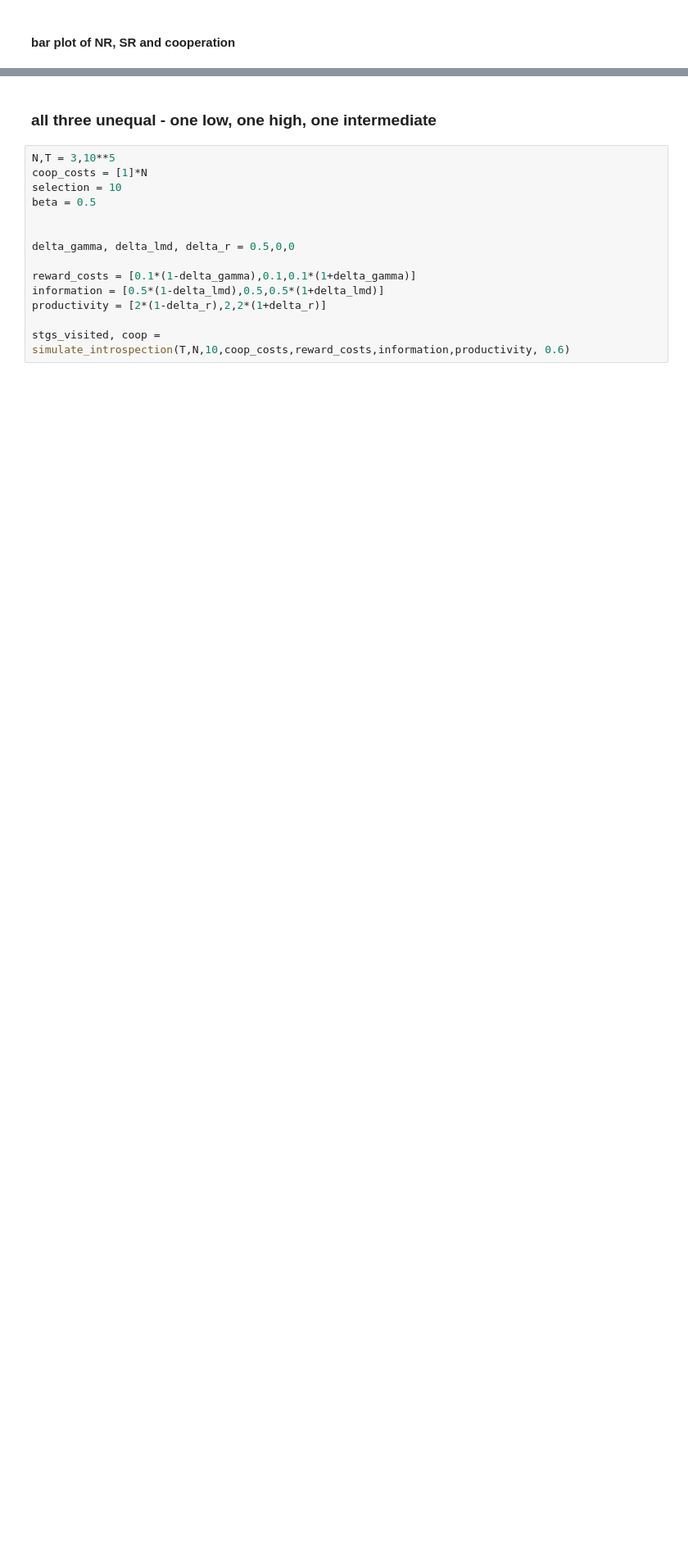
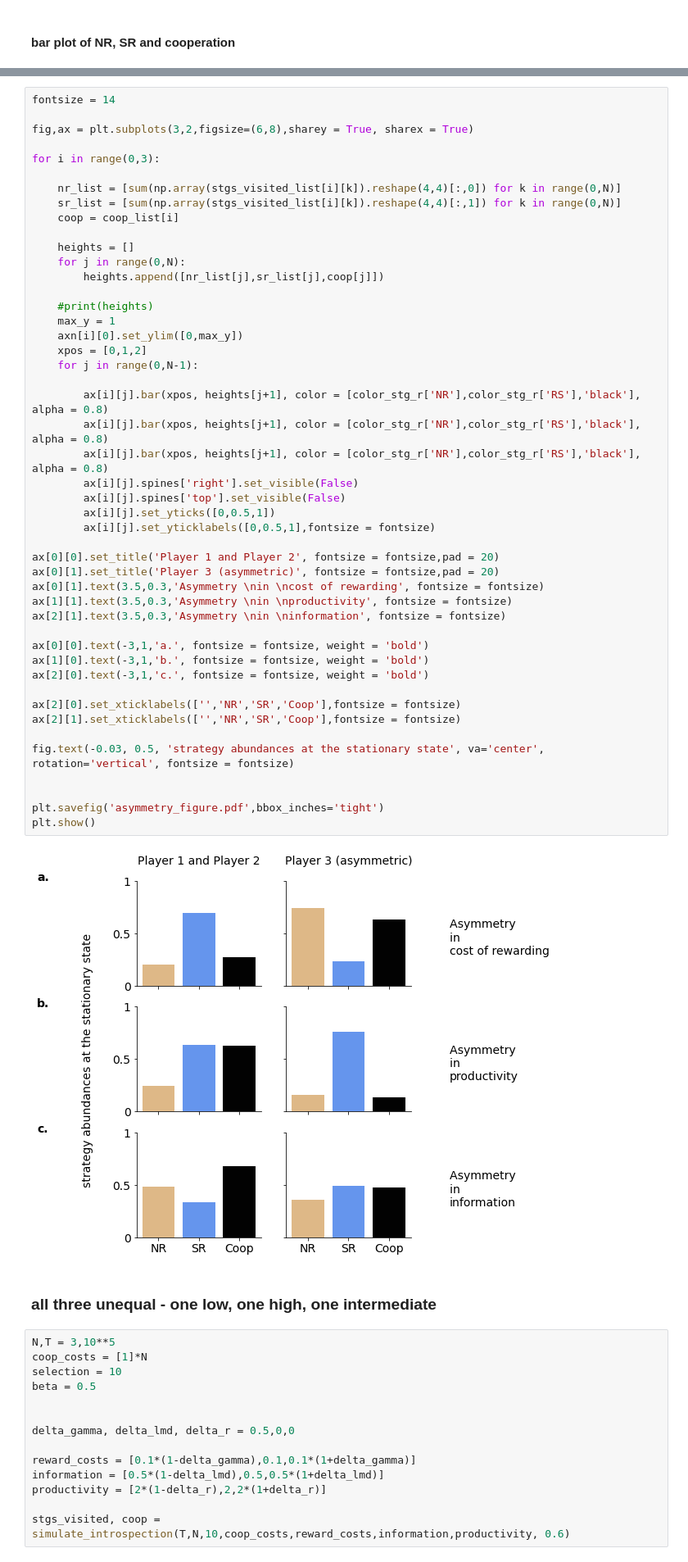
Before and after one commit to Saptarshi07/multiplayer-introspection, a Jupyter notebook: code/Introspection dynamics rewards.ipynb, the cells around one changed output, grey strips where cells are left out. Shown at 82% size. Drawn from its saved outputs; the diff is of its cells as text; blank space fills up the shorter version.

```diff
--- a/code/Introspection dynamics rewards.ipynb
+++ b/code/Introspection dynamics rewards.ipynb
@@ -272,3 +305,52 @@ for i in range(0,N):
+# %%
+fontsize = 14
+
+fig,ax = plt.subplots(3,2,figsize=(6,8),sharey = True, sharex = True)
+
+for i in range(0,3):
+
+    nr_list = [sum(np.array(stgs_visited_list[i][k]).reshape(4,4)[:,0]) for k in range(0,N)]
+    sr_list = [sum(np.array(stgs_visited_list[i][k]).reshape(4,4)[:,1]) for k in range(0,N)]
+    coop = coop_list[i]
+
+    heights = []
+    for j in range(0,N):
+        heights.append([nr_list[j],sr_list[j],coop[j]])
+
+    #print(heights)
+    max_y = 1
+    axn[i][0].set_ylim([0,max_y])
+    xpos = [0,1,2]
+    for j in range(0,N-1):
+
+        ax[i][j].bar(xpos, heights[j+1], color = [color_stg_r['NR'],color_stg_r['RS'],'black'], alpha = 0.8)
+        ax[i][j].bar(xpos, heights[j+1], color = [color_stg_r['NR'],color_stg_r['RS'],'black'], alpha = 0.8)
+        ax[i][j].bar(xpos, heights[j+1], color = [color_stg_r['NR'],color_stg_r['RS'],'black'], alpha = 0.8)
+        ax[i][j].spines['right'].set_visible(False)
+        ax[i][j].spines['top'].set_visible(False)
+        ax[i][j].set_yticks([0,0.5,1])
+        ax[i][j].set_yticklabels([0,0.5,1],fontsize = fontsize)
+
+ax[0][0].set_title('Player 1 and Player 2', fontsize = fontsize,pad = 20)
+ax[0][1].set_title('Player 3 (asymmetric)', fontsize = fontsize,pad = 20)
+ax[0][1].text(3.5,0.3,'Asymmetry \nin \ncost of rewarding', fontsize = fontsize)
+ax[1][1].text(3.5,0.3,'Asymmetry \nin \nproductivity', fontsize = fontsize)
+ax[2][1].text(3.5,0.3,'Asymmetry \nin \ninformation', fontsize = fontsize)
+
+ax[0][0].text(-3,1,'a.', fontsize = fontsize, weight = 'bold')
+ax[1][0].text(-3,1,'b.', fontsize = fontsize, weight = 'bold')
+ax[2][0].text(-3,1,'c.', fontsize = fontsize, weight = 'bold')
+
+ax[2][0].set_xticklabels(['','NR','SR','Coop'],fontsize = fontsize)
+ax[2][1].set_xticklabels(['','NR','SR','Coop'],fontsize = fontsize)
+
+fig.text(-0.03, 0.5, 'strategy abundances at the stationary state', va='center', rotation='vertical', fontsize = fontsize)
+
+
+plt.savefig('asymmetry_figure.pdf',bbox_inches='tight')
+plt.show()
+# %% [output]
+[figure, added]
 # %% [markdown]
 ### all three unequal - one low, one high, one intermediate
 # %%
```
Also changed, not shown: parts of 6 cells of this notebook, 9 other files.
